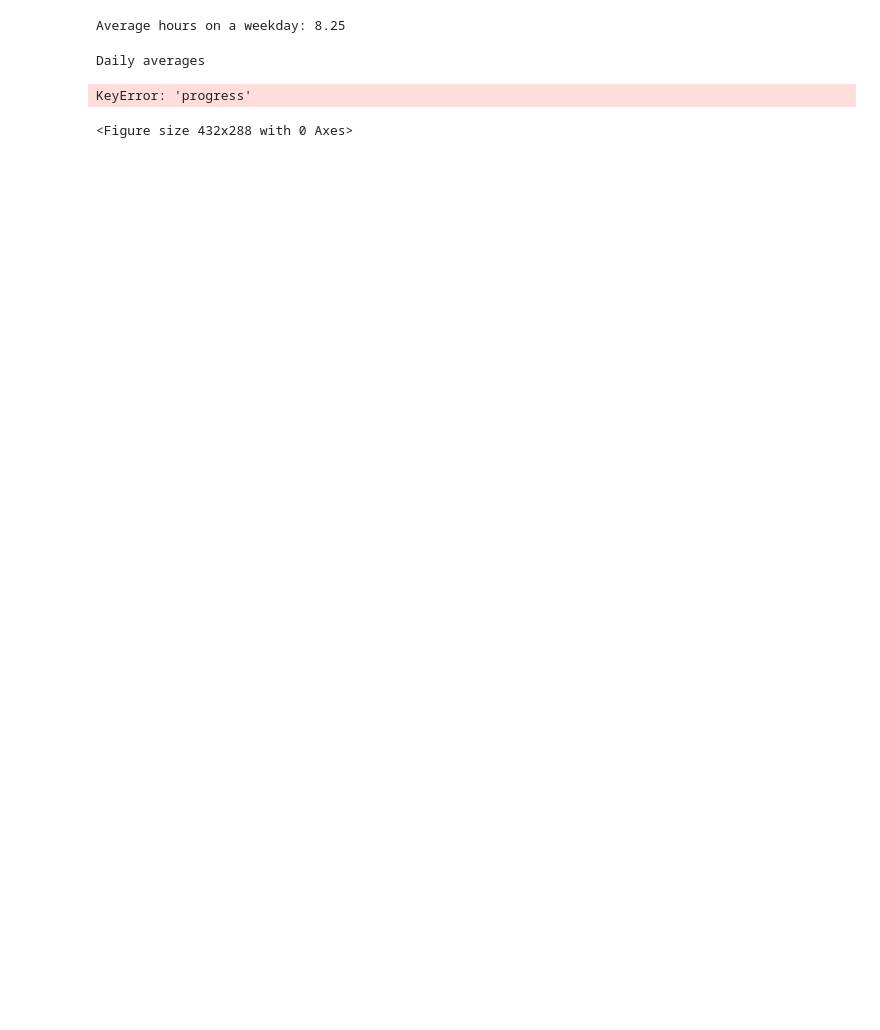
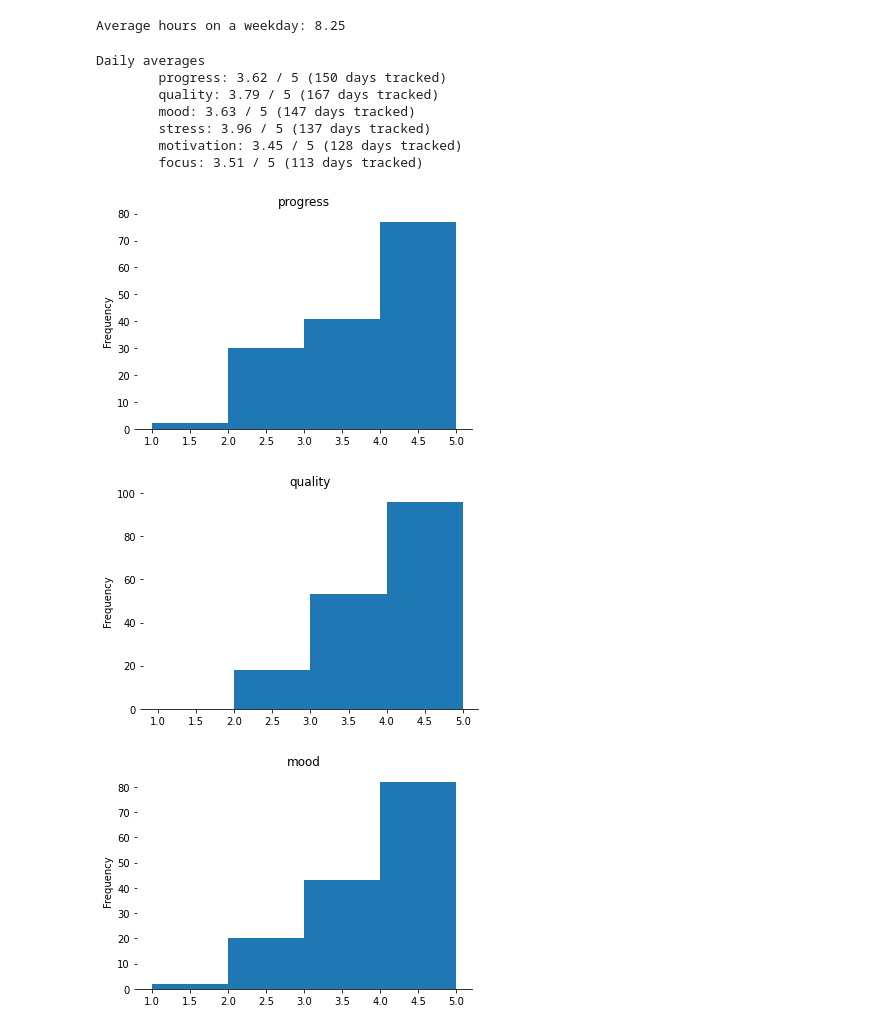
Before and after one commit to GraysonRicketts/Personal-Metrics, a Jupyter notebook: metrics-analysis/work-metrics-July-2019-April-2020.ipynb, the cells around one changed output. Drawn from its saved outputs; the diff is of its cells as text; code cells hidden in the pictures; blank space fills up the shorter version.

```diff
--- a/metrics-analysis/work-metrics-July-2019-April-2020.ipynb
+++ b/metrics-analysis/work-metrics-July-2019-April-2020.ipynb
@@ -89,37 +116,40 @@ print('Average hours on a weekday: {0}'.format(round(average_hours_worked, 2)))
 # %% [output]
 Average hours on a weekday: 8.25
 # %%
-def get_average(df, column_name):
-    series = df[column_name][df[column_name] > 1]
-    average = series.mean()
-    return round(average, 2)
-
-def print_and_graph_daily_average(df, column_name):
-    print('\t{0}: {1} / 5'.format(column_name, avg))
-
-
 n = 0
 metrics = ['progress','quality', 'mood', 'stress', 'motivation', 'focus']
 
 print('Daily averages')
 for metric in metrics:
     # Setup plotting
     plt.figure(n)
     n = n + 1
 
     # Metrics that are 0 weren't filled in either becuase I did not enter values
     # for that day. Most likely this was because I had not started tracking that
     # metric yet.
     metric_series = work_df[metric][work_df[metric] > 1]
 
     # Print average
-    avg = get_average(metric_series, metric)
-    print('\t{0}: {1} / 5 ({2} days tracked)'.format(metric, avg, ))
-
+    avg = metric_series.mean()
+    print('\t{0}: {1} / 5 ({2} days tracked)'.format(metric, round(avg, 2), metric_series.size))
 
     # Plot histogram
-    metric_series.hist(bins=5, column=metric)
+    ax = metric_series.plot.hist(bins=[1,2,3,4,5])
+    # Despine
+    ax.spines['right'].set_visible(False)
+    ax.spines['top'].set_visible(False)
+    ax.spines['left'].set_visible(False)
+
+    ax.set_title(metric)
 # %% [output]
 Daily averages
+        progress: 3.62 / 5 (150 days tracked)
+        quality: 3.79 / 5 (167 days tracked)
+        mood: 3.63 / 5 (147 days tracked)
+        stress: 3.96 / 5 (137 days tracked)
+        motivation: 3.45 / 5 (128 days tracked)
+        focus: 3.51 / 5 (113 days tracked)
-KeyError: 'progress'
-<Figure size 432x288 with 0 Axes>
+[figure, added]
+[figure, added]
+[figure, added]
```
Also changed, not shown: parts of 10 cells of this notebook.
